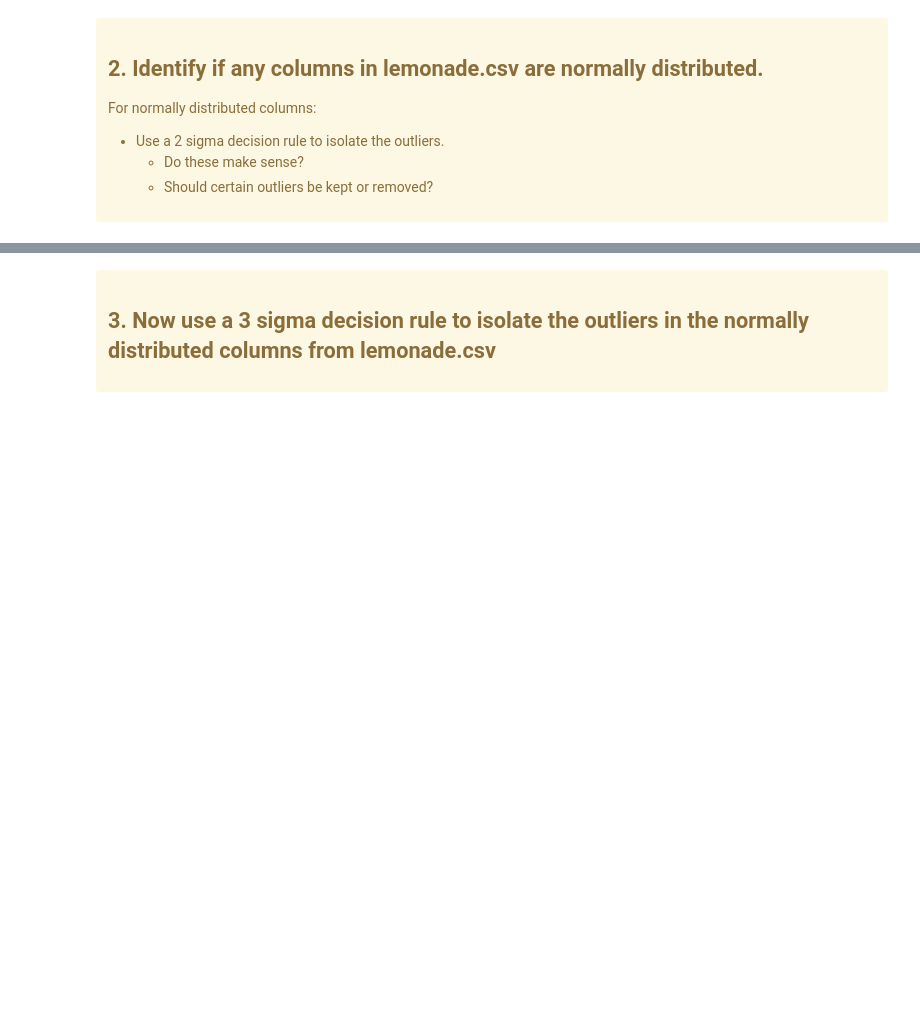
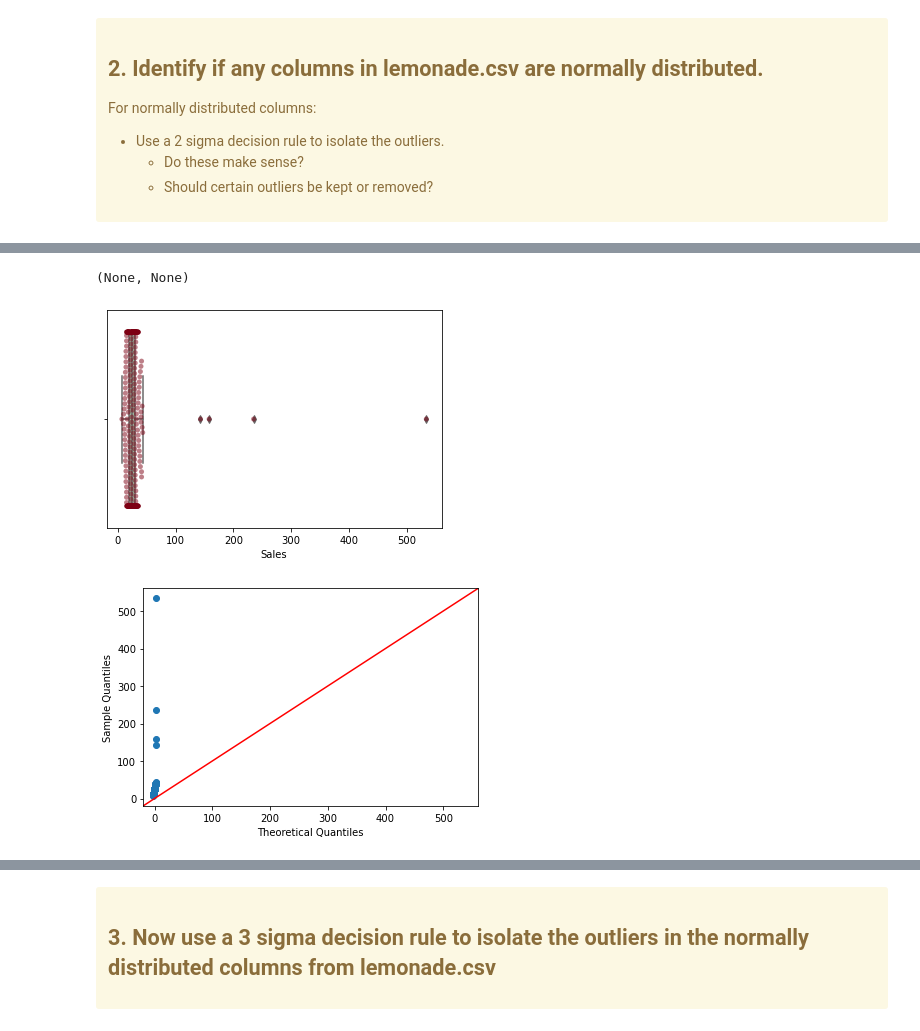
Before and after one commit to QMCBT-JustinEvans/anomaly-detection-exercises, a Jupyter notebook: continuous_probabilistic_methods.ipynb, the cells around one changed output, grey strips where cells are left out. Saved outputs shown, nothing was run; the diff lists cells and outputs as text; code cells hidden in the pictures; blank space fills up the shorter version.

```diff
--- a/continuous_probabilistic_methods.ipynb
+++ b/continuous_probabilistic_methods.ipynb
@@ -881,0 +917,7 @@ Name: Temperature, Length: 365, dtype: float64
+# %%
+# Use custom function that displays both plots for checking Normal Distribution
+distribution_plots(df, 'Sales')
+# %% [output]
+(None, None)
+[figure, added]
+[figure, added]
```
Also changed, not shown: parts of 27 cells of this notebook.
